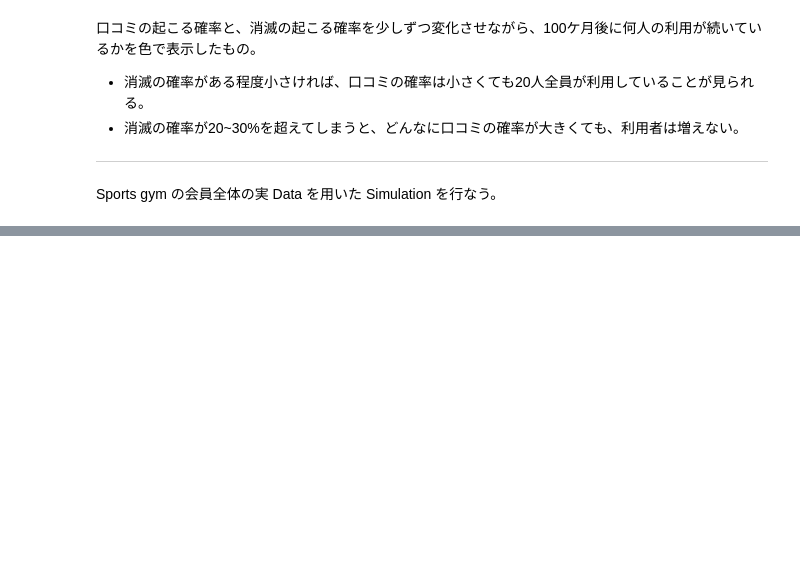
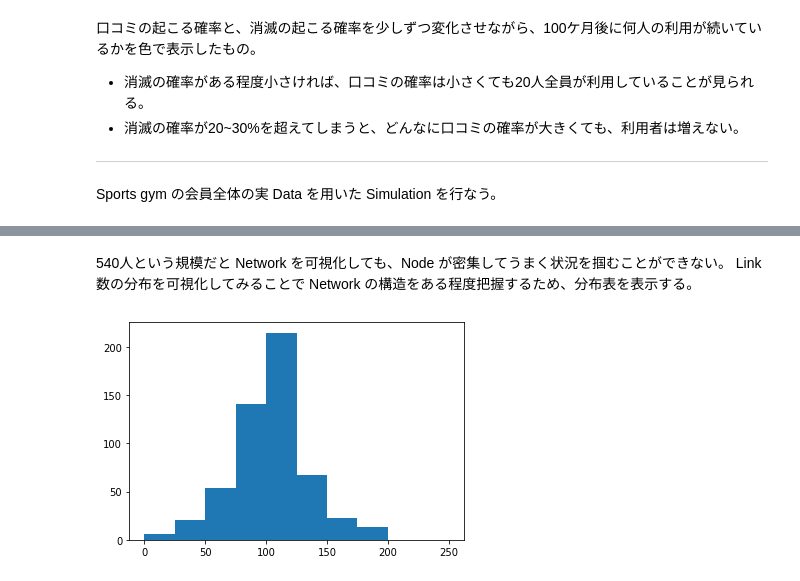
Before and after one commit to 1024xx4/data_analysis_100_knock, a Jupyter notebook: numerical_simulation.ipynb, the cells around one changed output, grey strips where cells are left out. Drawn from its saved outputs; the diff is of its cells as text; code cells hidden in the pictures; blank space fills up the shorter version.

Commit message:
Practice Knock77: Link の分布を可視化しよう

```diff
--- a/numerical_simulation.ipynb
+++ b/numerical_simulation.ipynb
@@ -284,0 +271,13 @@ df_mem_info = pd.read_csv('sample_code/chapter_8/info_members.csv')
+# %% [markdown]
+540人という規模だと Network を可視化しても、Node が密集してうまく状況を掴むことができない。
+Link 数の分布を可視化してみることで Network の構造をある程度把握するため、分布表を表示する。
+# %%
+NUM = len(df_mem_links.index)
+array_linkNum = np.zeros(NUM)
+for i in range(NUM):
+    array_linkNum[i] = sum(df_mem_links[f'Node{str(i)}'])
+
+plt.hist(array_linkNum, bins=10, range=(0, 250))
+plt.show()
+# %% [output]
+[figure, added]
```
Also changed, not shown: parts of 8 cells of this notebook, 1 other file.
